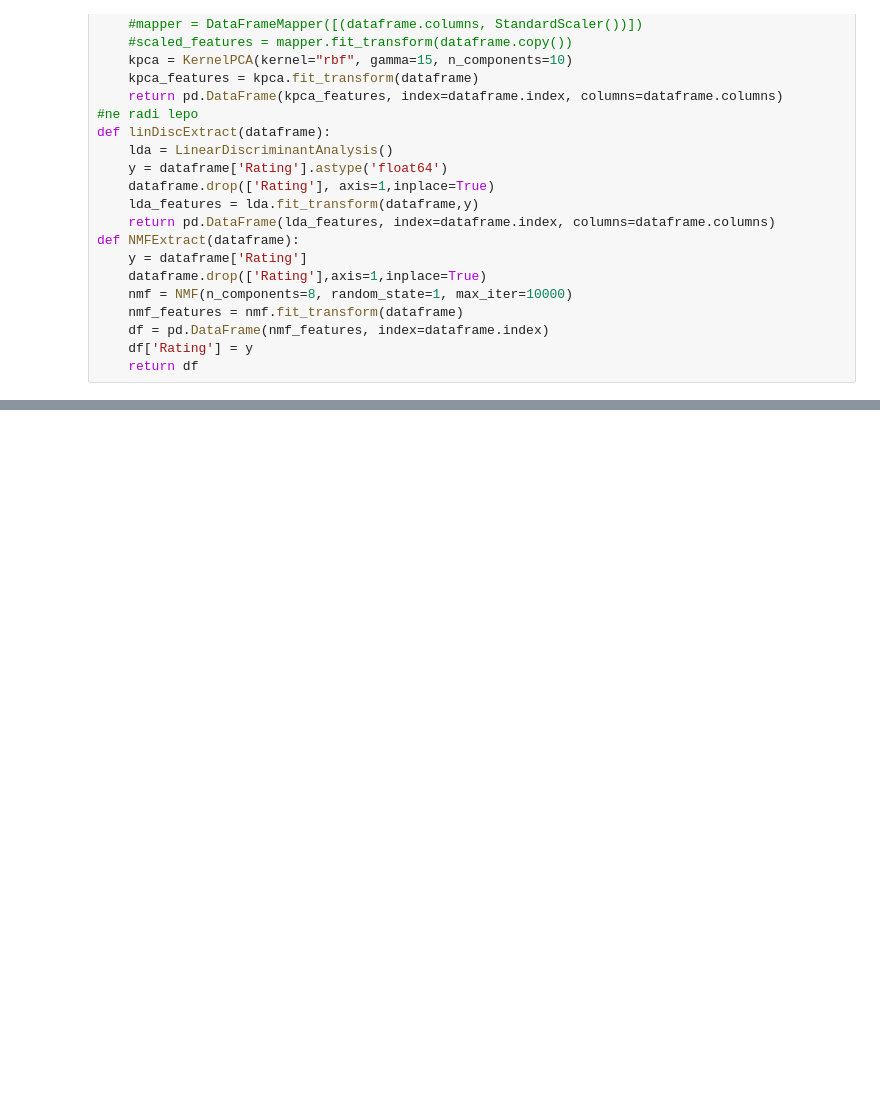
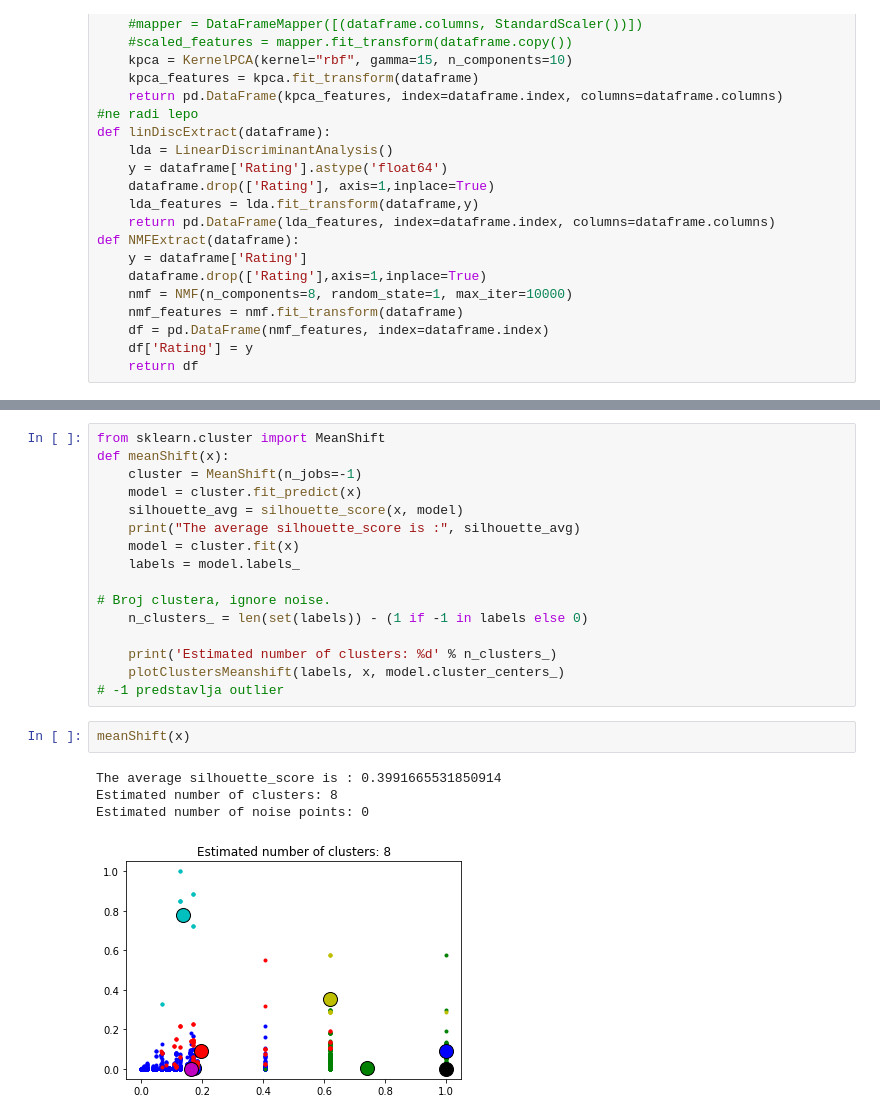
Before and after one commit to mirjanaz200/Play-Store-Clusterization, a Jupyter notebook: PlayStoreClusterization.ipynb, the cells around one changed output, grey strips where cells are left out. Saved outputs shown, nothing was run; the diff lists cells and outputs as text; blank space fills up the shorter version.

```diff
--- a/PlayStoreClusterization.ipynb
+++ b/PlayStoreClusterization.ipynb
@@ -487,0 +597,23 @@ For n_clusters = 10 The average silhouette_score is : 0.3242896021688475
+# %%
+from sklearn.cluster import MeanShift
+def meanShift(x):
+    cluster = MeanShift(n_jobs=-1)
+    model = cluster.fit_predict(x)
+    silhouette_avg = silhouette_score(x, model)
+    print("The average silhouette_score is :", silhouette_avg)
+    model = cluster.fit(x)
+    labels = model.labels_
+
+# Broj clustera, ignore noise.
+    n_clusters_ = len(set(labels)) - (1 if -1 in labels else 0)
+
+    print('Estimated number of clusters: %d' % n_clusters_)
+    plotClustersMeanshift(labels, x, model.cluster_centers_)
+# -1 predstavlja outlier
+# %%
+meanShift(x)
+# %% [output]
+The average silhouette_score is : 0.3991665531850914
+Estimated number of clusters: 8
+Estimated number of noise points: 0
+[figure, added]
```
Also changed, not shown: parts of 19 cells of this notebook.
